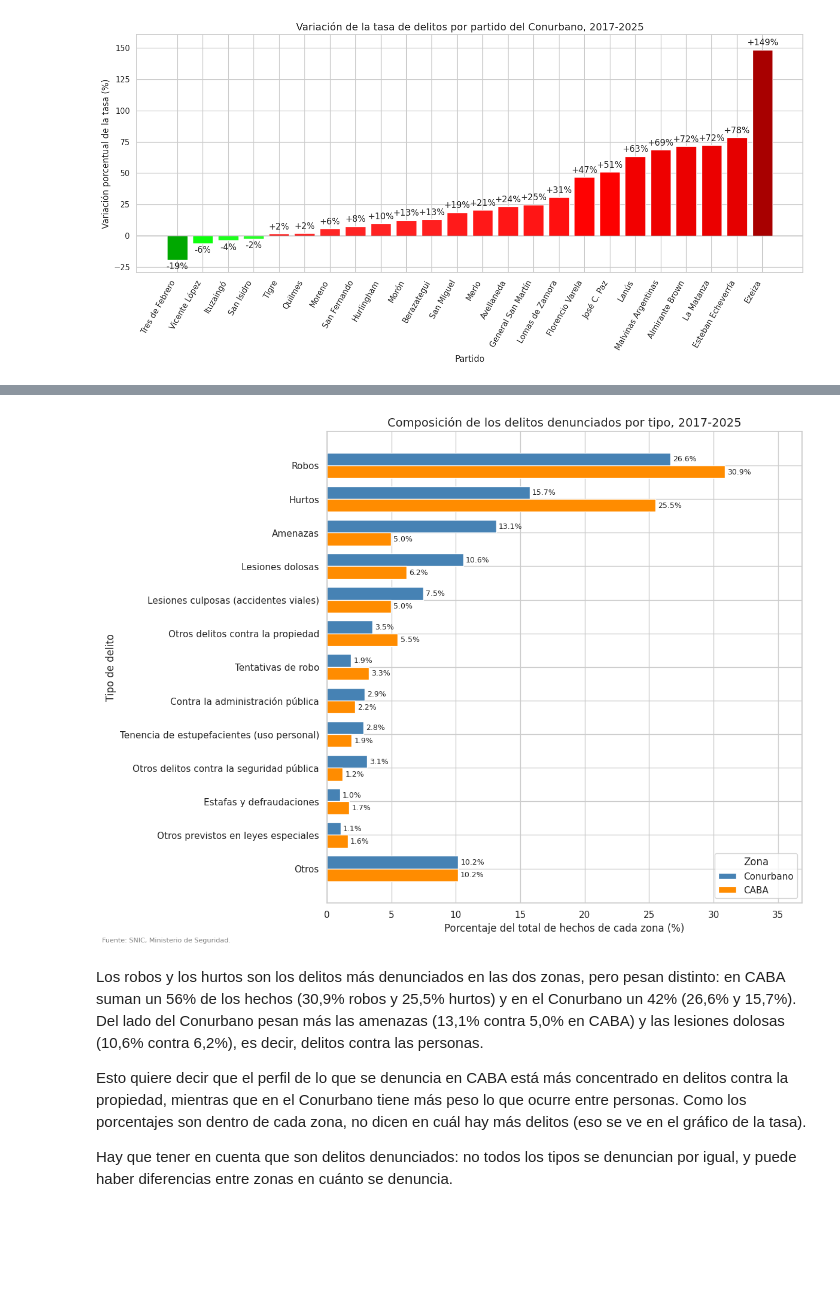
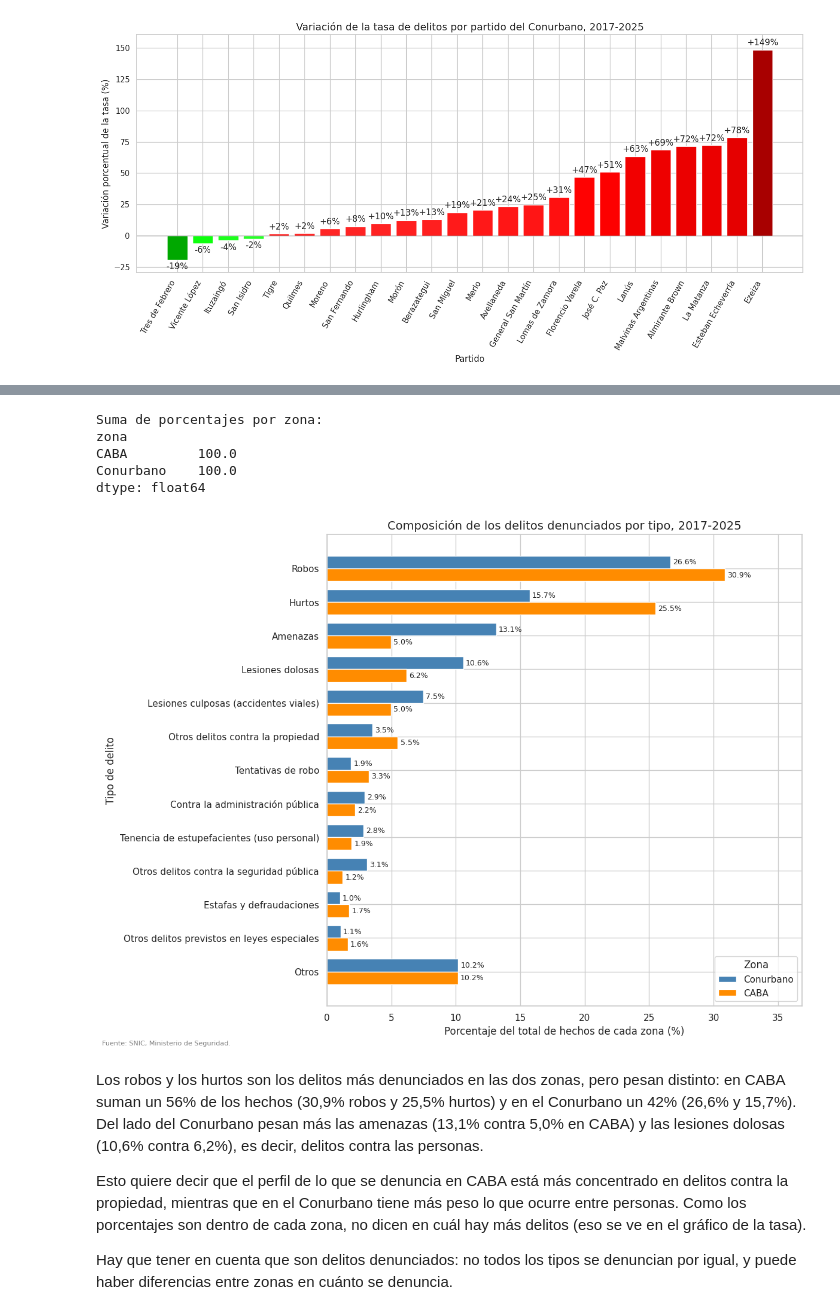
Before and after one commit to bauhaushm/TP-Delito_en_AMBA, a Jupyter notebook: TP_Delito.ipynb, the cells around one changed output, grey strips where cells are left out. Cells and saved outputs as stored; diff of their text form; code cells hidden in the pictures; blank space fills up the shorter version.

```diff
--- a/TP_Delito.ipynb
+++ b/TP_Delito.ipynb
@@ -494,43 +546,58 @@ base_zonas["zona"] = np.where(
     base_zonas["provincia_nombre"] == "Ciudad Autónoma de Buenos Aires", "CABA", "Conurbano"
 )
 # %%
+# 1) Nombres cortos para los tipos de delito más largos (así entran en el gráfico)
 nombres_cortos = {
     "Robos (excluye los agravados por el resultado de lesiones y/o muertes)": "Robos",
     "Lesiones culposas en Accidentes Viales": "Lesiones culposas (accidentes viales)",
     "Tentativas de robo (excluye las agravadas por el res. de lesiones y/o muerte)": "Tentativas de robo",
     "Delitos contra la administración pública": "Contra la administración pública",
     "Estafas y defraudaciones (no incluye virtuales) y usura": "Estafas y defraudaciones",
     "Tenencia simple atenuada para uso personal de estupefacientes": "Tenencia de estupefacientes (uso personal)",
-    "Otros delitos previstos en leyes especiales": "Otros previstos en leyes especiales",
 }
+# Si el tipo está en el diccionario se usa el nombre corto; si no, se deja el nombre original
 base_zonas["tipo"] = base_zonas["codigo_delito_snic_nombre"].map(nombres_cortos).fillna(base_zonas["codigo_delito_snic_nombre"])
 
-# % de cada tipo sobre el total de hechos de cada zona
+# 2) Hechos por tipo de delito y zona (una fila por tipo, una columna por zona)
 hechos = base_zonas.groupby(["zona", "tipo"])["cantidad_hechos"].sum().unstack(0).fillna(0)
+
+# 3) Porcentaje de cada tipo sobre el total de hechos de su zona
 pct = hechos / hechos.sum() * 100
+
+# 4) Nos quedamos con los 12 tipos más frecuentes y juntamos el resto en "Otros"
 top = pct.sum(axis=1).sort_values(ascending=False).head(12).index
 tabla_tipos = pct.loc[top]
 tabla_tipos.loc["Otros"] = 100 - tabla_tipos.sum()
-tabla_tipos = tabla_tipos.iloc[::-1]          # el más frecuente arriba
+tabla_tipos = tabla_tipos.iloc[::-1]          # se invierte el orden para que el más frecuente quede arriba
+# Control: los porcentajes de cada zona tienen que sumar 100
+print("Suma de porcentajes por zona:")
+print(tabla_tipos.sum().round(1))
 
-y = np.arange(len(tabla_tipos)); alto = 0.38
+# 5) Gráfico de barras agrupadas: una barra por zona para cada tipo de delito
+y = np.arange(len(tabla_tipos))               # posición de cada tipo en el eje vertical
+alto = 0.38                                   # alto de cada barra
 fig, ax = plt.subplots(figsize=(12, 9))
 b1 = ax.barh(y + alto/2, tabla_tipos["Conurbano"], alto, label="Conurbano", color="steelblue")
 b2 = ax.barh(y - alto/2, tabla_tipos["CABA"], alto, label="CABA", color="darkorange")
-ax.bar_label(b1, fmt="%.1f%%", padding=3, fontsize=9)
+ax.bar_label(b1, fmt="%.1f%%", padding=3, fontsize=9)    # escribe el porcentaje al final de cada barra
 ax.bar_label(b2, fmt="%.1f%%", padding=3, fontsize=9)
 ax.set_yticks(y); ax.set_yticklabels(tabla_tipos.index)
 ax.set_title("Composición de los delitos denunciados por tipo, 2017-2025", fontsize=14)
 ax.set_xlabel("Porcentaje del total de hechos de cada zona (%)")
 ax.set_ylabel("Tipo de delito")
-ax.set_xlim(0, tabla_tipos.max().max() + 6)
+ax.set_xlim(0, tabla_tipos.max().max() + 6)  # deja lugar a la derecha para las etiquetas
 ax.legend(title="Zona")
 fig.text(0.01, 0.005, "Fuente: SNIC, Ministerio de Seguridad.", fontsize=8, color="gray")
 plt.tight_layout()
 plt.savefig("tipos_delito.png", dpi=110)
 plt.show()
 # %% [output]
+Suma de porcentajes por zona:
+zona
+CABA         100.0
+Conurbano    100.0
+dtype: float64
-[figure, old version]
+[figure, new version]
 # %% [markdown]
 Los robos y los hurtos son los delitos más denunciados en las dos zonas, pero pesan
 distinto: en CABA suman un 56% de los hechos (30,9% robos y 25,5% hurtos) y en el Conurbano un 42%
```
Also changed, not shown: parts of 7 cells of this notebook.
